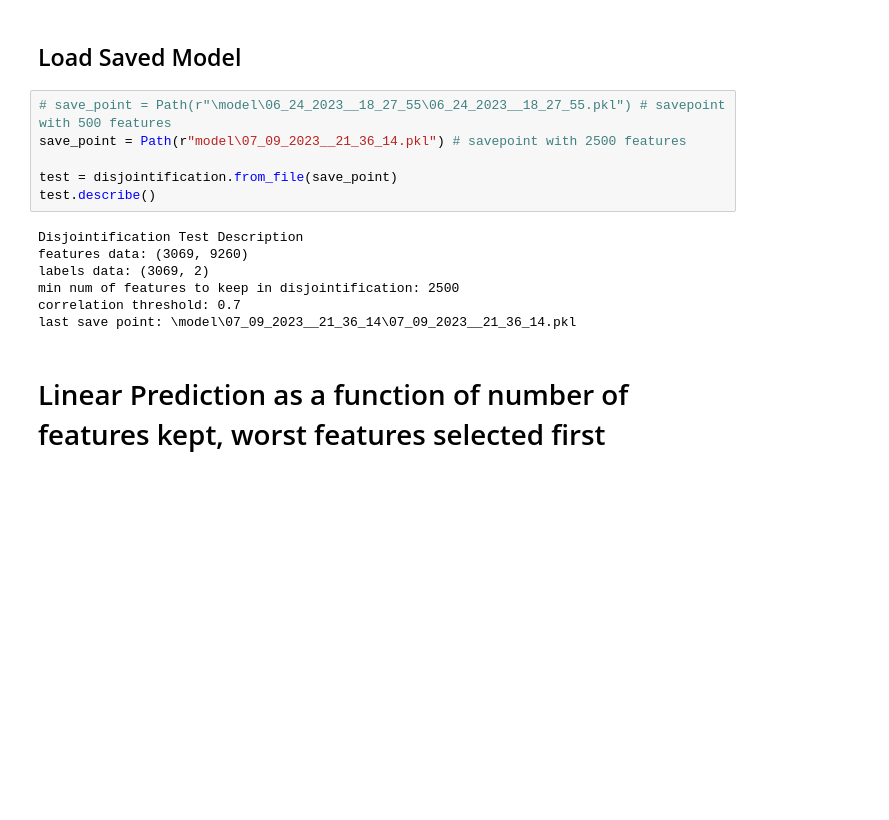
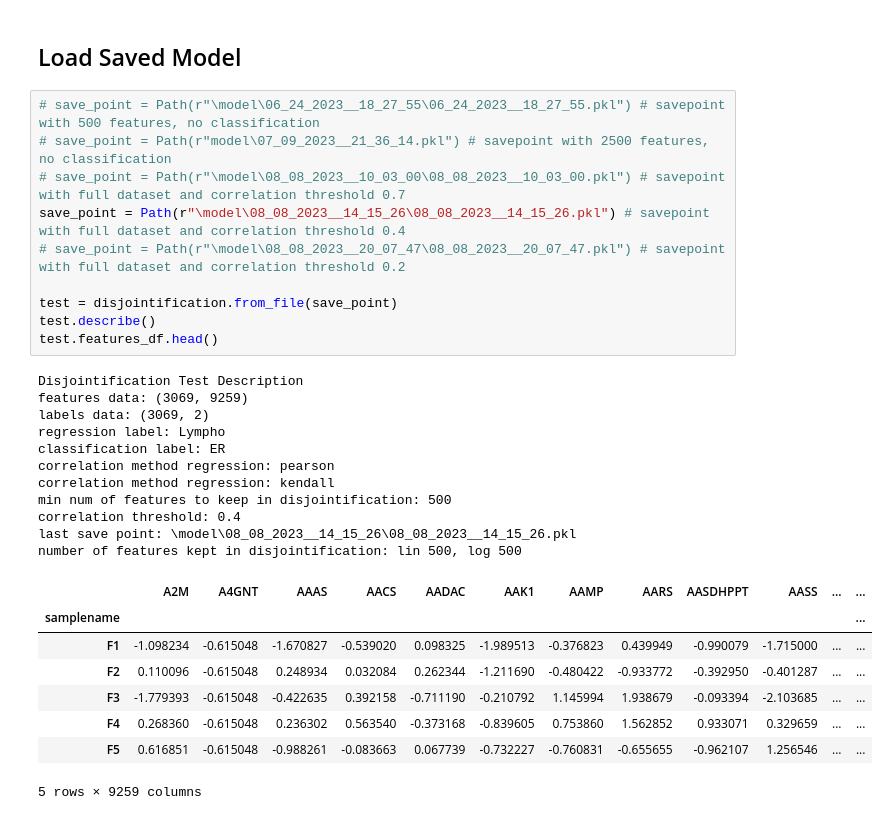
Before and after one commit to Spectral-OD/feature_selection_by_disjointification, a Jupyter notebook: 04_Validate_Results.ipynb, the cells around one changed output. Saved outputs shown, nothing was run; the diff lists cells and outputs as text; blank space fills up the shorter version.

```diff
--- a/04_Validate_Results.ipynb
+++ b/04_Validate_Results.ipynb
@@ -12,17 +12,32 @@ plt.style.use(['science', 'notebook'])
 # %% [markdown]
 ## Load Saved Model
 # %%
-# save_point = Path(r"\model\06_24_2023__18_27_55\06_24_2023__18_27_55.pkl") # savepoint with 500 features
-save_point = Path(r"model\07_09_2023__21_36_14.pkl") # savepoint with 2500 features
+# save_point = Path(r"\model\06_24_2023__18_27_55\06_24_2023__18_27_55.pkl") # savepoint with 500 features, no classification
+# save_point = Path(r"model\07_09_2023__21_36_14.pkl") # savepoint with 2500 features, no classification
+# save_point = Path(r"\model\08_08_2023__10_03_00\08_08_2023__10_03_00.pkl") # savepoint with full dataset and correlation threshold 0.7
+save_point = Path(r"\model\08_08_2023__14_15_26\08_08_2023__14_15_26.pkl") # savepoint with full dataset and correlation threshold 0.4
+# save_point = Path(r"\model\08_08_2023__20_07_47\08_08_2023__20_07_47.pkl") # savepoint with full dataset and correlation threshold 0.2
 
 test = disjointification.from_file(save_point)
 test.describe()
+test.features_df.head()
 # %% [output]
 Disjointification Test Description
-features data: (3069, 9260)
+features data: (3069, 9259)
 labels data: (3069, 2)
-min num of features to keep in disjointification: 2500
-correlation threshold: 0.7
-last save point: \model\07_09_2023__21_36_14\07_09_2023__21_36_14.pkl
+regression label: Lympho
+classification label: ER
+correlation method regression: pearson
+correlation method regression: kendall
+min num of features to keep in disjointification: 500
+correlation threshold: 0.4
+last save point: \model\08_08_2023__14_15_26\08_08_2023__14_15_26.pkl
+number of features kept in disjointification: lin 500, log 500
+|  | A2M | A4GNT | AAAS | AACS | AADAC | AAK1 | AAMP | AARS | AASDHPPT | AASS | ... | ... |
+| samplename |  |  |  |  |  |  |  |  |  |  |  | ... |
+| F1 | -1.098234 | -0.615048 | -1.670827 | -0.539020 | 0.098325 | -1.989513 | -0.376823 | 0.439949 | -0.990079 | -1.715000 | ... | ... |
+| F2 | 0.110096 | -0.615048 | 0.248934 | 0.032084 | 0.262344 | -1.211690 | -0.480422 | -0.933772 | -0.392950 | -0.401287 | ... | ... |
+| F3 | -1.779393 | -0.615048 | -0.422635 | 0.392158 | -0.711190 | -0.210792 | 1.145994 | 1.938679 | -0.093394 | -2.103685 | ... | ... |
+| F4 | 0.268360 | -0.615048 | 0.236302 | 0.563540 | -0.373168 | -0.839605 | 0.753860 | 1.562852 | 0.933071 | 0.329659 | ... | ... |
+| F5 | 0.616851 | -0.615048 | -0.988261 | -0.083663 | 0.067739 | -0.732227 | -0.760831 | -0.655655 | -0.962107 | 1.256546 | ... | ... |
+5 rows × 9259 columns
-# %% [markdown]
-# Linear Prediction as a function of number of features kept, worst features selected first
```
Also changed, not shown: parts of 12 cells of this notebook, 3 other files.
